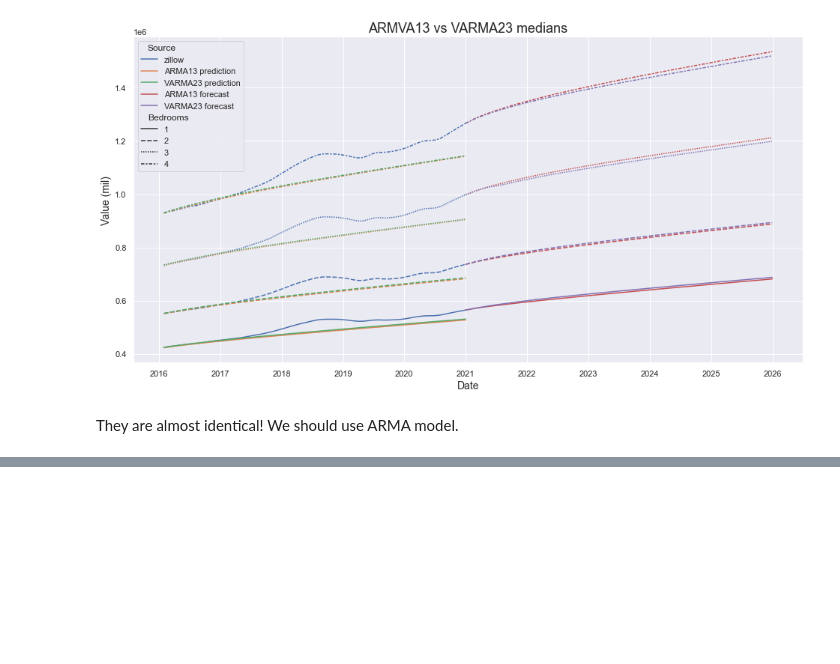
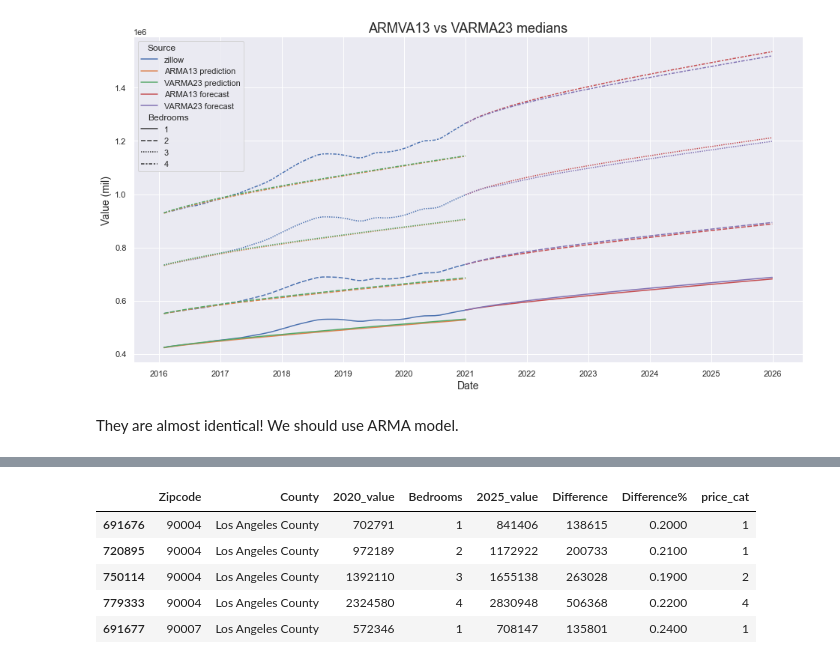
Before and after one commit to tc18fwd/SpringBoard, a Jupyter notebook: Capstone Three/Capstone 3 Model comparison.ipynb, the cells around one changed output, grey strips where cells are left out. Cells and saved outputs as stored; diff of their text form; code cells hidden in the pictures; blank space fills up the shorter version.

```diff
--- a/Capstone Three/Capstone 3 Model comparison.ipynb
+++ b/Capstone Three/Capstone 3 Model comparison.ipynb
@@ -327,0 +453,10 @@ They are almost identical! We should use ARMA model.
+# %%
+arima_diff['price_cat'] = cat_list
+arima_diff.head()
+# %% [output]
+|  | Zipcode | County | 2020_value | Bedrooms | 2025_value | Difference | Difference% | price_cat |
+| 691676 | 90004 | Los Angeles County | 702791 | 1 | 841406 | 138615 | 0.2000 | 1 |
+| 720895 | 90004 | Los Angeles County | 972189 | 2 | 1172922 | 200733 | 0.2100 | 1 |
+| 750114 | 90004 | Los Angeles County | 1392110 | 3 | 1655138 | 263028 | 0.1900 | 2 |
+| 779333 | 90004 | Los Angeles County | 2324580 | 4 | 2830948 | 506368 | 0.2200 | 4 |
+| 691677 | 90007 | Los Angeles County | 572346 | 1 | 708147 | 135801 | 0.2400 | 1 |
```
Also changed, not shown: parts of 22 cells of this notebook, 18 other files.
